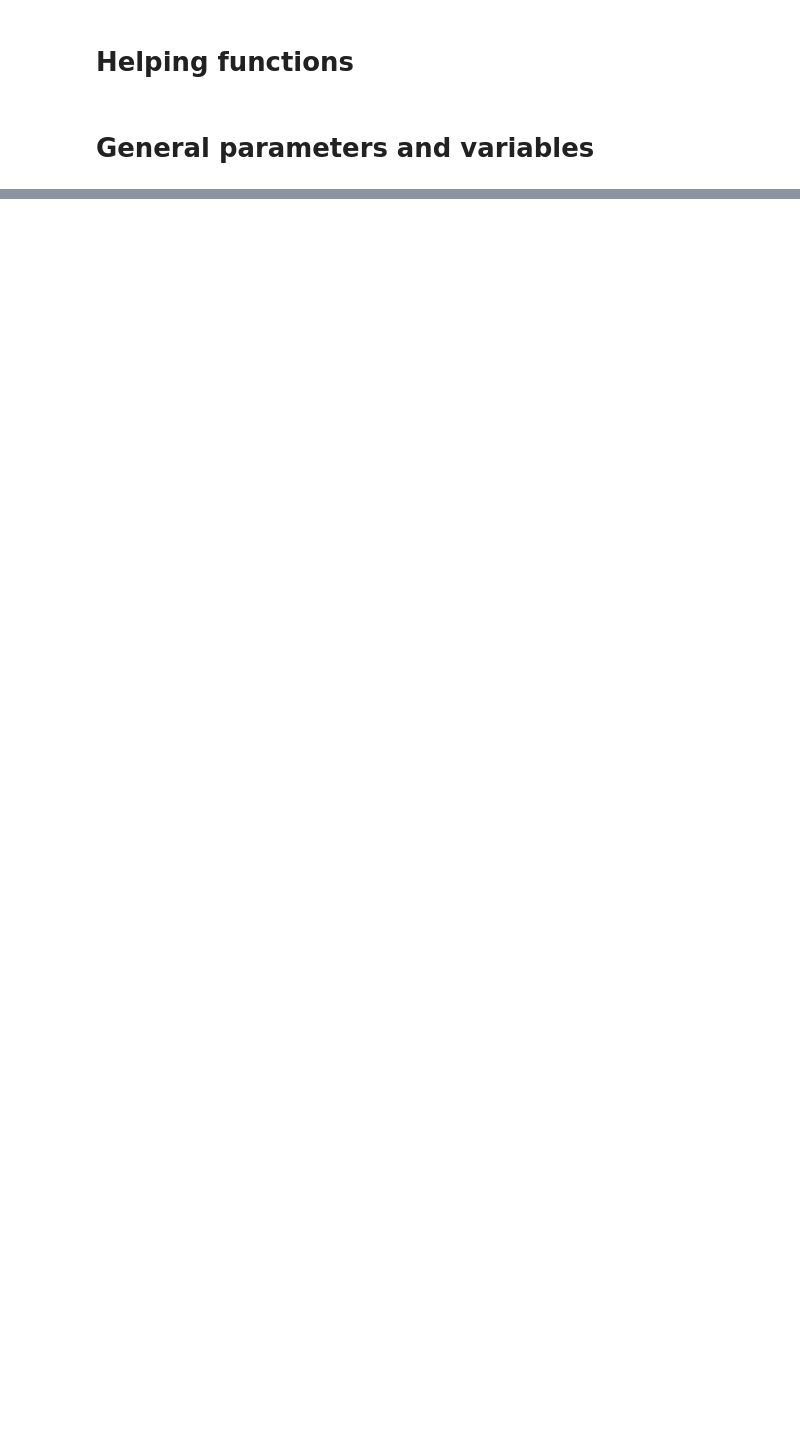
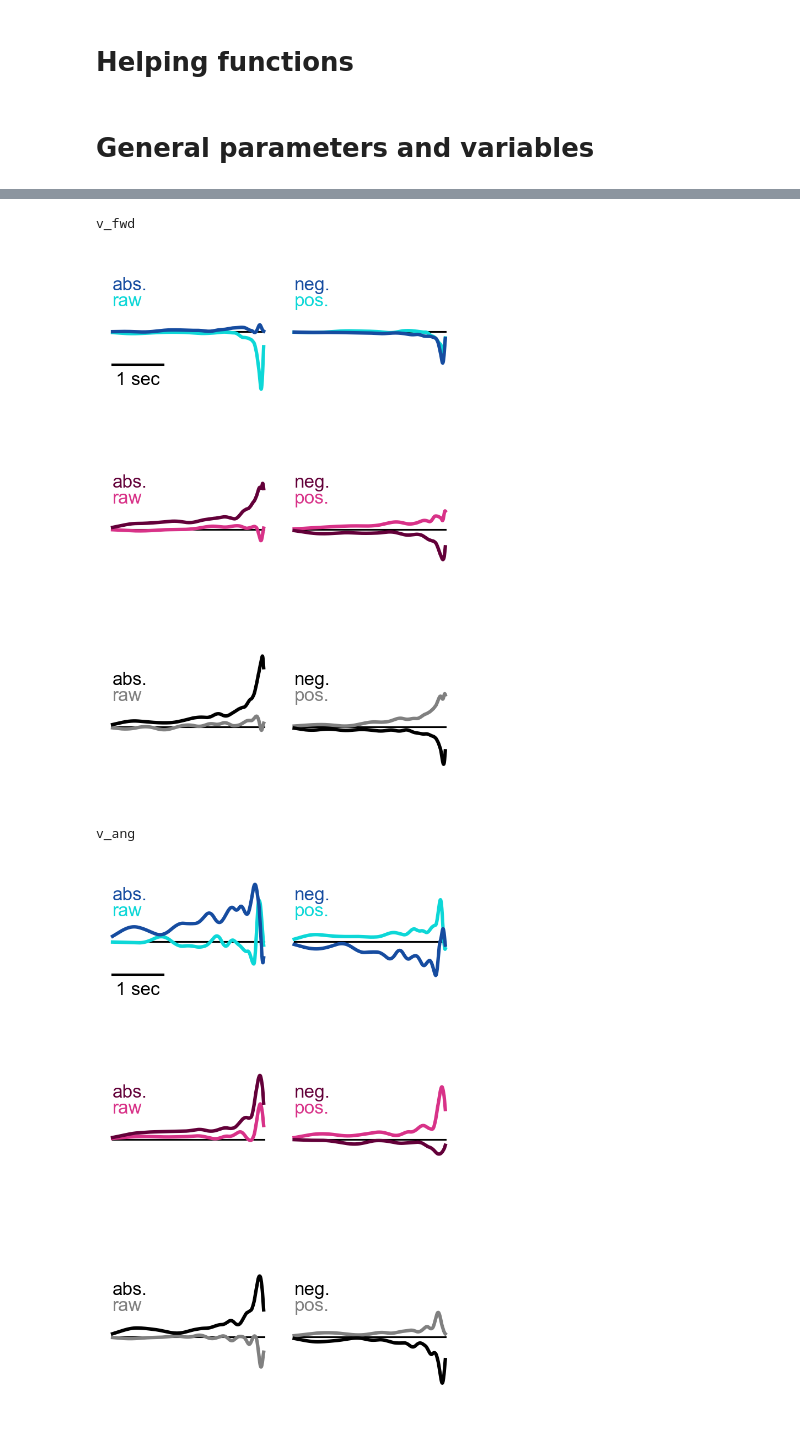
Before and after one commit to adpala/mdn_dm_glms, a Jupyter notebook: src/plots.ipynb, the cells around one changed output, grey strips where cells are left out. Cells and saved outputs as stored; diff of their text form; code cells hidden in the pictures; blank space fills up the shorter version.

```diff
--- a/src/plots.ipynb
+++ b/src/plots.ipynb
@@ -1975,0 +406,78 @@ The palette list has fewer values (1) than needed (4) and will cycle, which may
+# %%
+# filters out "undefined" side recordings, for a cleaner look at known-right or known-left in case of DopaMeander
+filtered_df = df[~((df.DN == 'DopaMeander') & (df.side == 'undefined'))].copy()
+# specifying temporarily neuron identity including side
+filtered_df.loc[filtered_df.DN == 'DopaMeander','DN'] = filtered_df.loc[filtered_df.DN == 'DopaMeander','DN'] + ' ' + filtered_df.loc[filtered_df.DN == 'DopaMeander','side']
+
+# plot order (top to bottom)
+DN_list = ['MDN','DopaMeander left','DopaMeander right']
+
+# plot parameters
+variables_linestyle = ['solid','solid']
+label_dict = {'v_fwd':'raw','abs_v_fwd':'abs.','pos_v_fwd':'pos.','neg_v_fwd':'neg.','v_ang':'raw','abs_v_ang':'abs.','pos_v_ang':'pos.','neg_v_ang':'neg.'}
+ylims_dict_dict = {'v_fwd':{'DopaMeander left': (-0.25,0.25),'DopaMeander right': (-0.25,0.25), 'MDN': (-0.15,0.15)}, 'v_ang':{'DopaMeander left': (-12,12), 'DopaMeander right': (-12,12), 'MDN': (-1.5,1.5)}}
+DN_color_dict = {'MDN': ["#0DD7D7",'#164CA0'], 'DopaMeander left': ['#D83288', "#630039"], 'DopaMeander right': ["grey",'k']}
+hspace = 0.5
+wspace = 0.2
+height_ratios = [1+hspace/3, 1+hspace/3, 1+hspace/3]
+width_ratios = [1+wspace/2, 1+wspace/2]
+gs_kw = dict(width_ratios=width_ratios, height_ratios=height_ratios, wspace=wspace, hspace=hspace)
+
+# load estimated filters (generated by analysis.ipynb)
+with open(f'{datefolder}/GLM_filters.pkl', 'rb') as handle:
+    estimated_filters_dict = pickle.load(handle)
+
+for veltype in ['v_fwd','v_ang']: # loop between translational and angular velocity data
+    print(veltype)
+    ylims_dict = ylims_dict_dict[veltype]
+    fig,axes = plt.subplots(3,2,figsize=[(sum(width_ratios))*figsize_unit,(sum(height_ratios))*figsize_unit],dpi=300,layout='tight',gridspec_kw=gs_kw)
+
+    # plot for each variable
+    for jv, variables_list in enumerate([[veltype,f'abs_{veltype}'],[f'pos_{veltype}',f'neg_{veltype}']]):
+        for iDN, DN_type in enumerate(DN_list):
+            ax = axes[iDN,jv]
+            color_list = DN_color_dict[DN_type]
+
+            # plot for each model
+            for iv, varname in enumerate(variables_list):
+                filename_list = filtered_df[(filtered_df.DN == DN_type)].filename.tolist()
+                plot_glm_filter(ax=ax,estimated_filters_dict=estimated_filters_dict,filename_list=filename_list,varname=varname,T=T,main_color=color_list[iv],with_l2=False,with_individual_traces=False,linestyle=variables_linestyle[iv],lw=1.5,zero_line_lw=0)
+
+            # limits, labels and ticks
+            ylims = ylims_dict[DN_type]
+            ax.set_ylim(ylims)
+            ax.set_yticks([ylims[0],0,ylims[1]])
+            ax.set_yticklabels([ylims[0],0,ylims[1]])
+            ax.set_ylabel('Amplitude')
+            ax.yaxis.set_label_coords(-0.3, 0.5)
+            ax.set_xlim([-3,0])
+            ax.set_xticks([0,-3])
+            ax.set_xlabel('Time (s)',labelpad=0)
+
+            # manual legend text
+            for iv, varname in enumerate(variables_list):
+                ax.text(0,0.8+0.12*iv,label_dict[varname],transform=ax.transAxes,ha='left',va='top',color=color_list[iv])
+
+            # scale bar
+            if jv == 0 and iDN == 0:
+                trans = mpl.transforms.blended_transform_factory(ax.transData, ax.transAxes)
+                ax.plot([-3,-2],[0.25,0.25],lw=1,color='k',transform=trans)
+                ax.text(-2.5,0.2,'1 sec',ha='center',va='top',transform=trans)
+
+    # remove axis and adds zero line
+    for ax in axes.flatten():
+        ax.axis("off")
+        ax.axhline(0,lw=0.75,color='k',xmin=0,zorder=-1)
+        ax.set_xlim([-3,0])
+
+    # Fix for overlapping/occluded points in the negative values
+    for o in fig.findobj():
+        o.set_clip_on(False)
+
+    plt.savefig(f'../fig/fig6_filters_{veltype}.pdf', transparent=False, bbox_inches='tight', dpi=300)
+    plt.show()
+# %% [output]
+v_fwd
+[figure, added]
+v_ang
+[figure, added]
```
Also changed, not shown: parts of 68 cells of this notebook, 10 other files.
